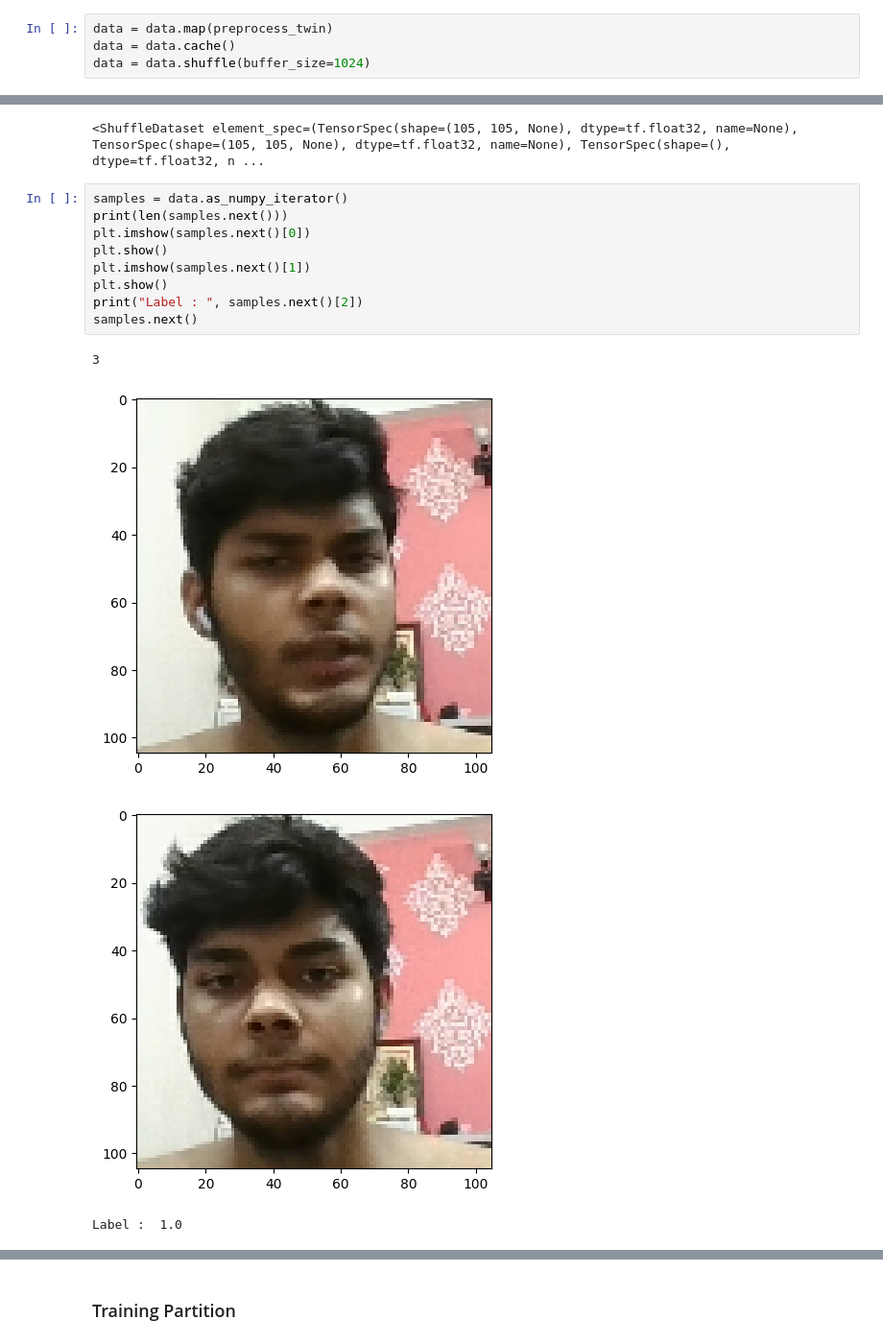
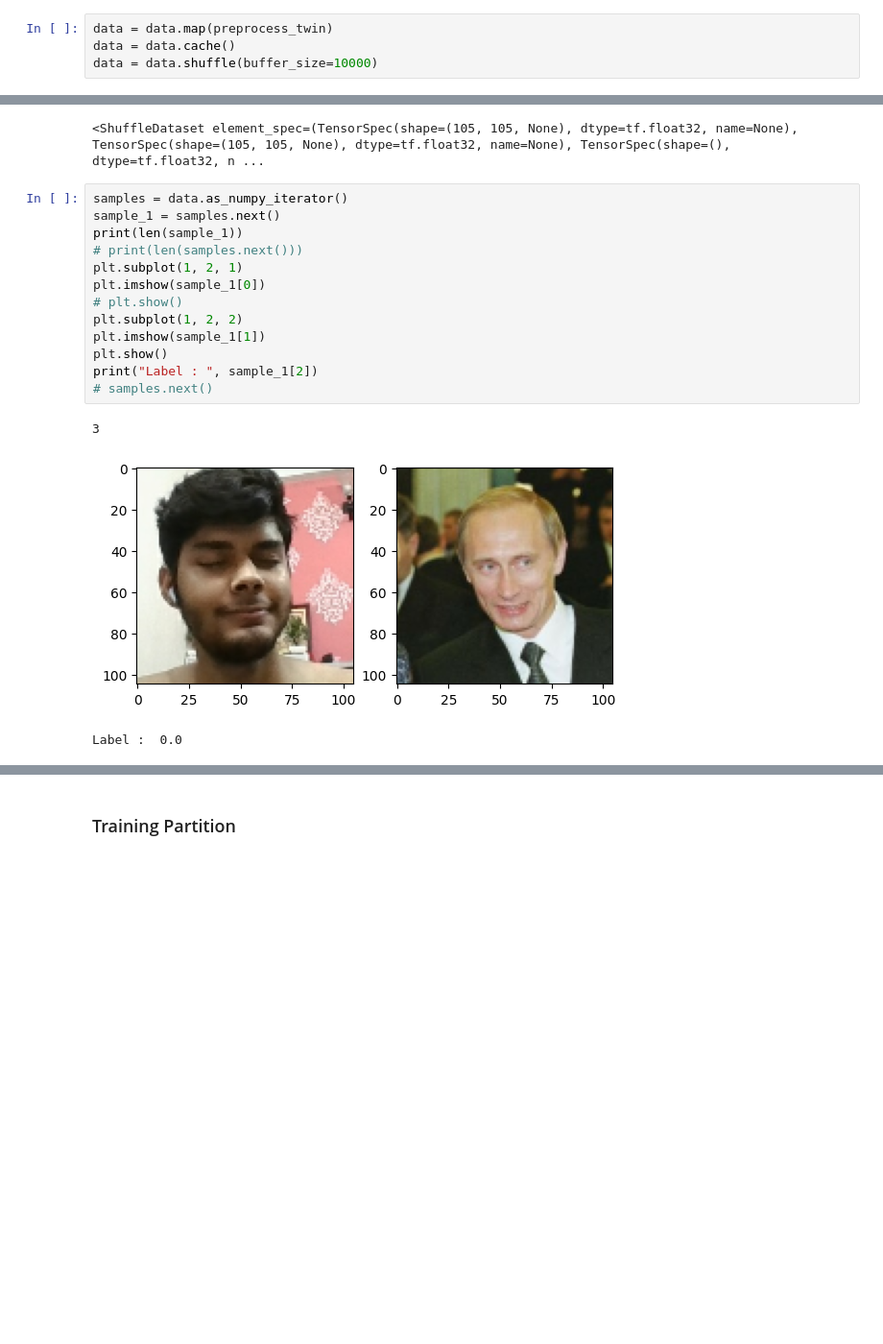
Before and after one commit to Kumarohit45/Facial-Verification-using-Siamese-Network, a Jupyter notebook: Facial Verification using Siamese Network.ipynb, the cells around one changed output, grey strips where cells are left out. Shown at 96% size. Saved outputs shown, nothing was run; the diff lists cells and outputs as text; blank space fills up the shorter version.

```diff
--- a/Facial Verification using Siamese Network.ipynb
+++ b/Facial Verification using Siamese Network.ipynb
@@ -384,22 +384,25 @@ print(res[2])
 # %%
 data = data.map(preprocess_twin)
 data = data.cache()
-data = data.shuffle(buffer_size=1024)
+data = data.shuffle(buffer_size=10000)
 # %%
 data
 # %% [output]
 <ShuffleDataset element_spec=(TensorSpec(shape=(105, 105, None), dtype=tf.float32, name=None), TensorSpec(shape=(105, 105, None), dtype=tf.float32, name=None), TensorSpec(shape=(), dtype=tf.float32, n ...
 # %%
 samples = data.as_numpy_iterator()
-print(len(samples.next()))
-plt.imshow(samples.next()[0])
+sample_1 = samples.next()
+print(len(sample_1))
+# print(len(samples.next()))
+plt.subplot(1, 2, 1)
+plt.imshow(sample_1[0])
+# plt.show()
+plt.subplot(1, 2, 2)
+plt.imshow(sample_1[1])
 plt.show()
-plt.imshow(samples.next()[1])
-plt.show()
-print("Label : ", samples.next()[2])
-samples.next()
+print("Label : ", sample_1[2])
+# samples.next()
 # %% [output]
 3
-[figure, old version]
+[figure, new version]
-[figure, removed]
-Label :  1.0
+Label :  0.0
```
Also changed, not shown: parts of 30 cells of this notebook.
